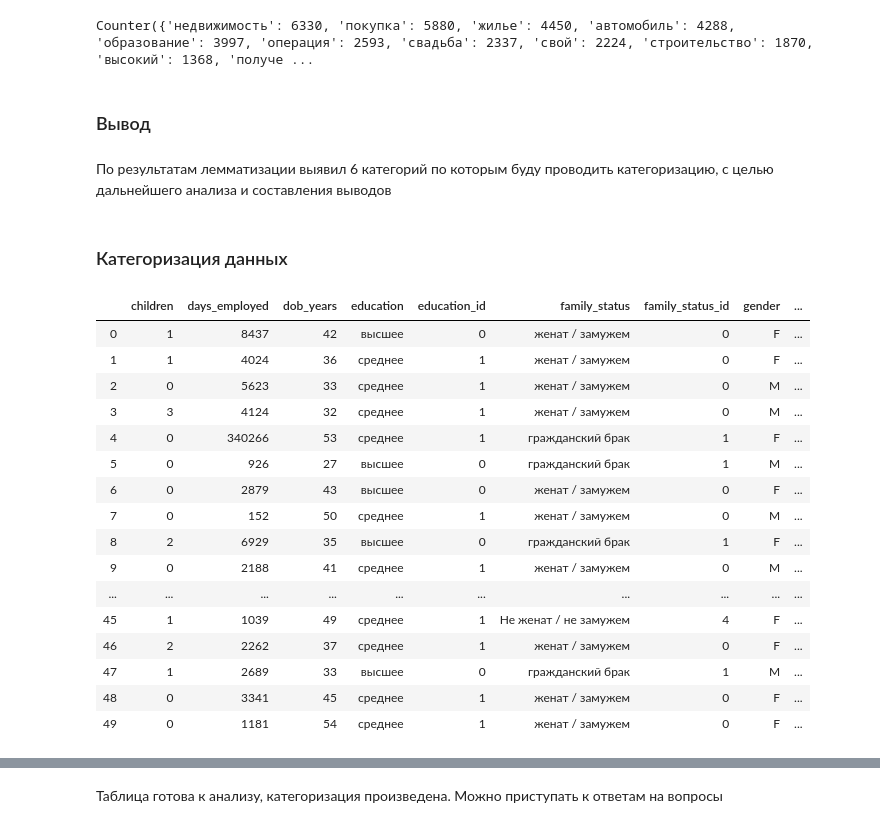
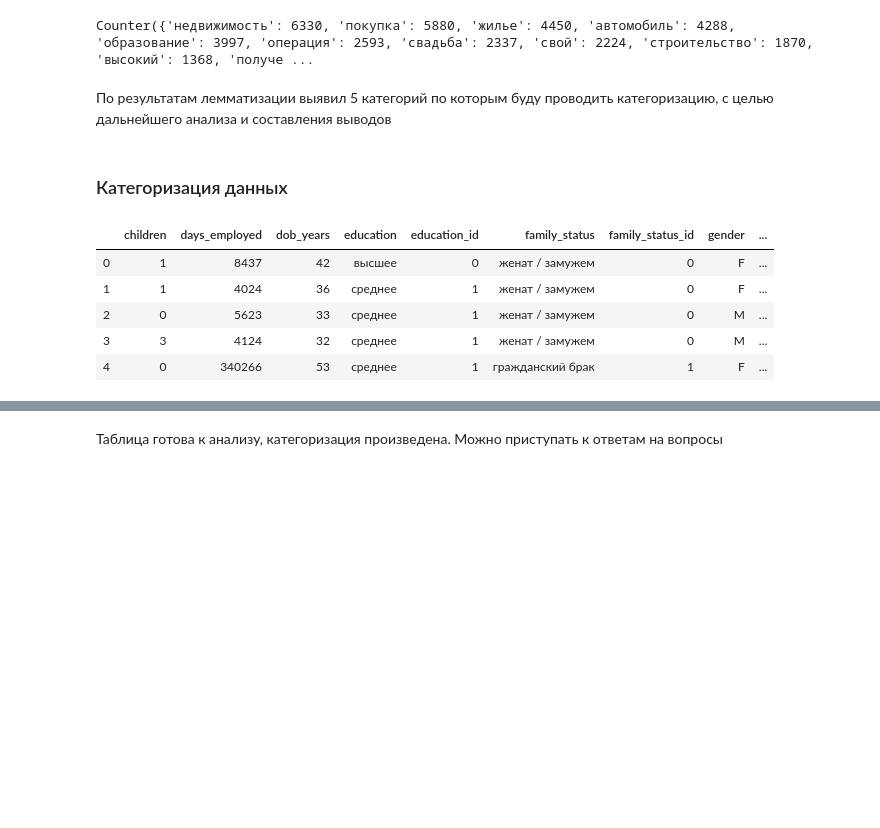
Before and after one commit to sharunovstanislav/yandex__praktikum, a Jupyter notebook: 1_предобработка данных/исследование надёжности заёмщика.ipynb, the cells around one changed output, grey strips where cells are left out. Saved outputs shown, nothing was run; the diff lists cells and outputs as text; code cells hidden in the pictures; blank space fills up the shorter version.

```diff
--- a/1_предобработка данных/исследование надёжности заёмщика.ipynb
+++ b/1_предобработка данных/исследование надёжности заёмщика.ipynb
@@ -224,0 +40,6 @@ Name: purpose, dtype: int64
+# %%
+try:
+    data = pd.read_csv('/datasets/data.csv')
+except:
+    data = pd.read_csv('D:/repository/projects/1_предобработка данных/data.csv')
+data.head(5)
@@ -415,10 +286,8 @@ purpose_category = [
     'образование',
     'свадьба'
 ]
-# %% [markdown]
-### Вывод
 # %% [markdown]
-По результатам лемматизации выявил 6 категорий по которым буду проводить категоризацию, с целью дальнейшего анализа и составления выводов
+По результатам лемматизации выявил 5 категорий по которым буду проводить категоризацию, с целью дальнейшего анализа и составления выводов
 # %% [markdown]
 ### Категоризация данных
 # %%
@@ -429,26 +298,15 @@ def category_purpose(purpose):
             if category in lemma:
                 return category
 # %%
-# к нашему датафрейму добавим новый столбецс с категориями, использовав метод apply
+# к датафрейму добавлю новый столбецс с категориями, использовав метод apply
 data['purpose_category'] = data['purpose'].apply(category_purpose)
-# проверим добавился ли столбец в татблицу и корректно ли он работает
-data.head(50)
+# проверю добавился ли столбец в татблицу и корректно ли он работает
+data.head()
 # %% [output]
 |  | children | days_employed | dob_years | education | education_id | family_status | family_status_id | gender | ... |
 | 0 | 1 | 8437 | 42 | высшее | 0 | женат / замужем | 0 | F | ... |
 | 1 | 1 | 4024 | 36 | среднее | 1 | женат / замужем | 0 | F | ... |
 | 2 | 0 | 5623 | 33 | среднее | 1 | женат / замужем | 0 | M | ... |
 | 3 | 3 | 4124 | 32 | среднее | 1 | женат / замужем | 0 | M | ... |
 | 4 | 0 | 340266 | 53 | среднее | 1 | гражданский брак | 1 | F | ... |
-| 5 | 0 | 926 | 27 | высшее | 0 | гражданский брак | 1 | M | ... |
-| 6 | 0 | 2879 | 43 | высшее | 0 | женат / замужем | 0 | F | ... |
-| 7 | 0 | 152 | 50 | среднее | 1 | женат / замужем | 0 | M | ... |
-| 8 | 2 | 6929 | 35 | высшее | 0 | гражданский брак | 1 | F | ... |
-| 9 | 0 | 2188 | 41 | среднее | 1 | женат / замужем | 0 | M | ... |
-| ... | ... | ... | ... | ... | ... | ... | ... | ... | ... |
-| 45 | 1 | 1039 | 49 | среднее | 1 | Не женат / не замужем | 4 | F | ... |
-| 46 | 2 | 2262 | 37 | среднее | 1 | женат / замужем | 0 | F | ... |
-| 47 | 1 | 2689 | 33 | высшее | 0 | гражданский брак | 1 | M | ... |
-| 48 | 0 | 3341 | 45 | среднее | 1 | женат / замужем | 0 | F | ... |
-| 49 | 0 | 1181 | 54 | среднее | 1 | женат / замужем | 0 | F | ... |
 # %%
```
Also changed, not shown: parts of 93 cells of this notebook.
